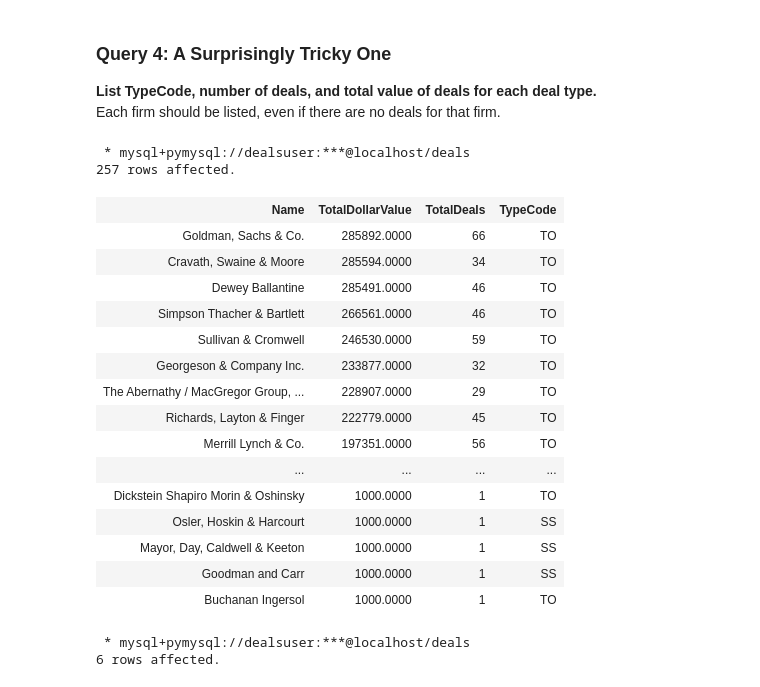
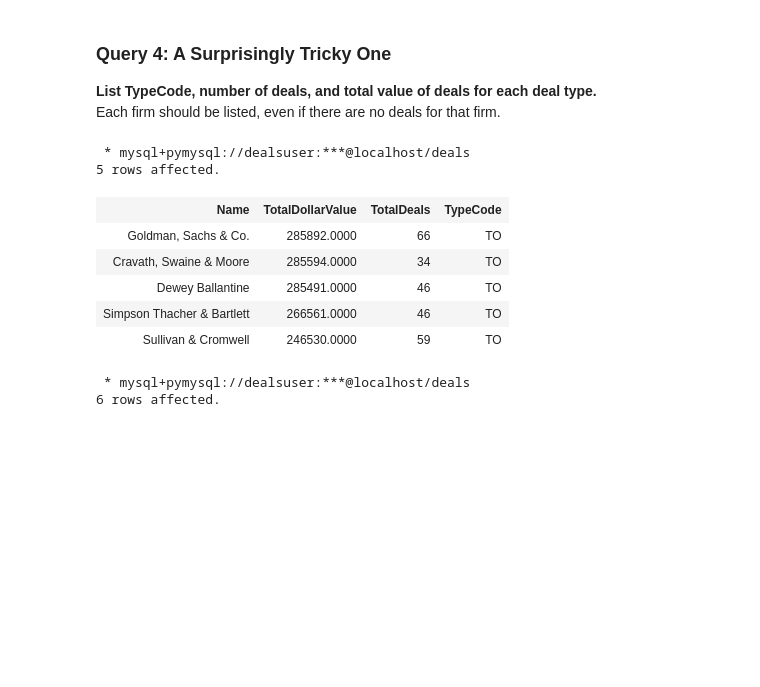
Before and after one commit to fairfield-university-ba-510-spring2019/deals-db-dsacco0317, a Jupyter notebook: Deals_Part2.ipynb, the cells around one changed output. Cells and saved outputs as stored; diff of their text form; code cells hidden in the pictures; blank space fills up the shorter version.

```diff
--- a/Deals_Part2.ipynb
+++ b/Deals_Part2.ipynb
@@ -264,35 +264,26 @@ Each firm should be listed, even if there are no deals for that firm.
 # %%
 %%sql
 
 SELECT DISTINCT Name, SUM(DollarValue) AS TotalDollarValue, COUNT(DealID) AS TotalDeals, MAX(TypeCode) AS TypeCode
 FROM TypeCodes
     JOIN DealTypes USING (TypeCode)
     JOIN Deals USING (DealID)
     JOIN DealParts USING (DealID)
     JOIN Players USING (DealID)
     JOIN PlayerSupports USING (PlayerId)
     JOIN Firms USING (FirmID)
 GROUP BY Name
-ORDER BY TotalDollarValue DESC;
+ORDER BY TotalDollarValue DESC
+LIMIT 5;
 # %% [output]
  * mysql+pymysql://dealsuser:***@localhost/deals
-257 rows affected.
+5 rows affected.
 | Name | TotalDollarValue | TotalDeals | TypeCode |
 | Goldman, Sachs & Co. | 285892.0000 | 66 | TO |
 | Cravath, Swaine & Moore | 285594.0000 | 34 | TO |
 | Dewey Ballantine | 285491.0000 | 46 | TO |
 | Simpson Thacher & Bartlett | 266561.0000 | 46 | TO |
 | Sullivan & Cromwell | 246530.0000 | 59 | TO |
-| Georgeson & Company Inc. | 233877.0000 | 32 | TO |
-| The Abernathy / MacGregor Group, ... | 228907.0000 | 29 | TO |
-| Richards, Layton & Finger | 222779.0000 | 45 | TO |
-| Merrill Lynch & Co. | 197351.0000 | 56 | TO |
-| ... | ... | ... | ... |
-| Dickstein Shapiro Morin & Oshinsky | 1000.0000 | 1 | TO |
-| Osler, Hoskin & Harcourt | 1000.0000 | 1 | SS |
-| Mayor, Day, Caldwell & Keeton | 1000.0000 | 1 | SS |
-| Goodman and Carr | 1000.0000 | 1 | SS |
-| Buchanan Ingersol | 1000.0000 | 1 | TO |
 # %%
 %%sql
 
```
